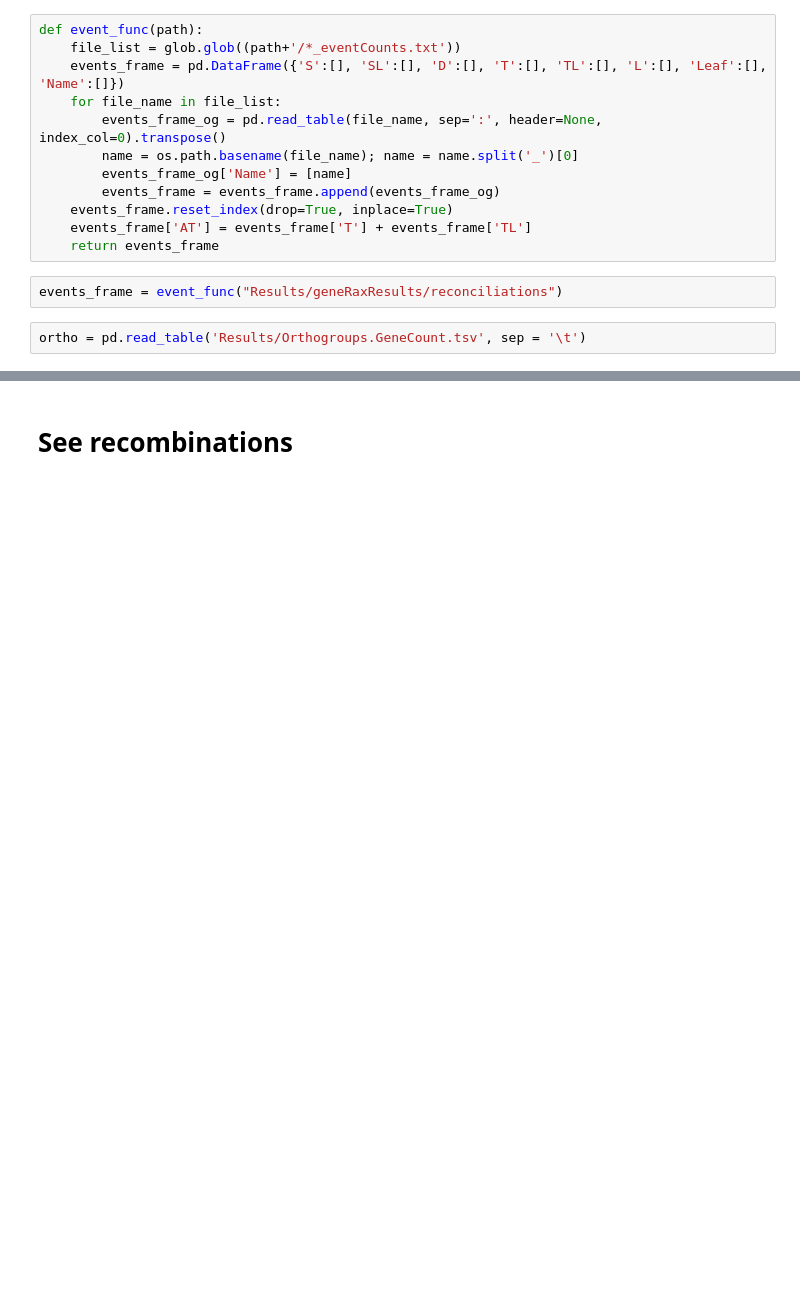
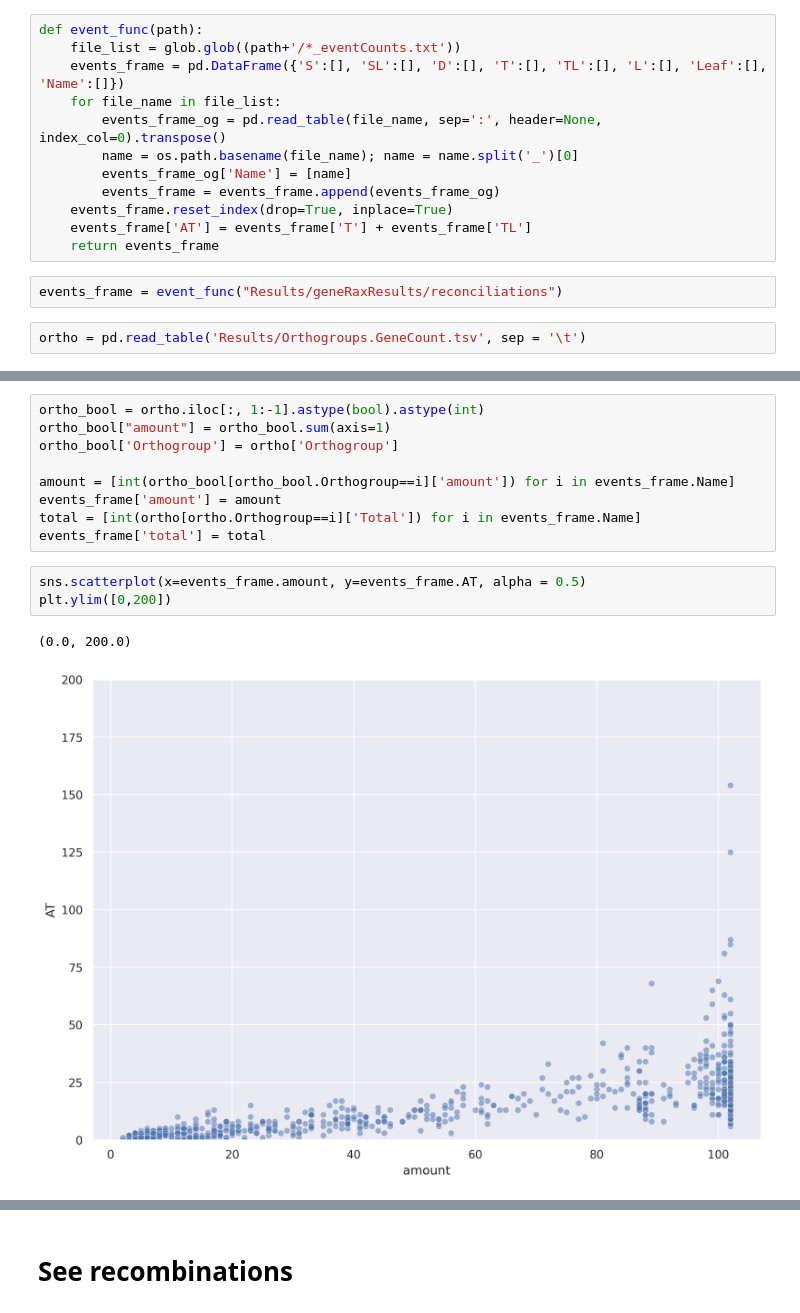
Before and after one commit to paraslonic/orthosnake, a Jupyter notebook: results.ipynb, the cells around one changed output, grey strips where cells are left out. Drawn from its saved outputs; the diff is of its cells as text; blank space fills up the shorter version.

```diff
--- a/results.ipynb
+++ b/results.ipynb
@@ -49,0 +40,15 @@ ortho_bool
+# %%
+ortho_bool = ortho.iloc[:, 1:-1].astype(bool).astype(int)
+ortho_bool["amount"] = ortho_bool.sum(axis=1)
+ortho_bool['Orthogroup'] = ortho['Orthogroup']
+
+amount = [int(ortho_bool[ortho_bool.Orthogroup==i]['amount']) for i in events_frame.Name]
+events_frame['amount'] = amount
+total = [int(ortho[ortho.Orthogroup==i]['Total']) for i in events_frame.Name]
+events_frame['total'] = total
+# %%
+sns.scatterplot(x=events_frame.amount, y=events_frame.AT, alpha = 0.5)
+plt.ylim([0,200])
+# %% [output]
+(0.0, 200.0)
+[figure, added]
```
Also changed, not shown: parts of 25 cells of this notebook, 1 other file.
